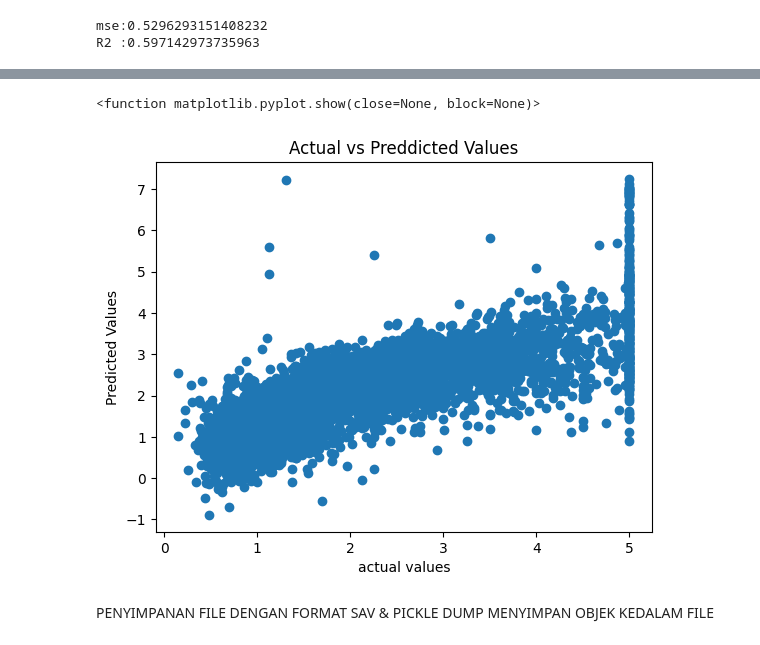
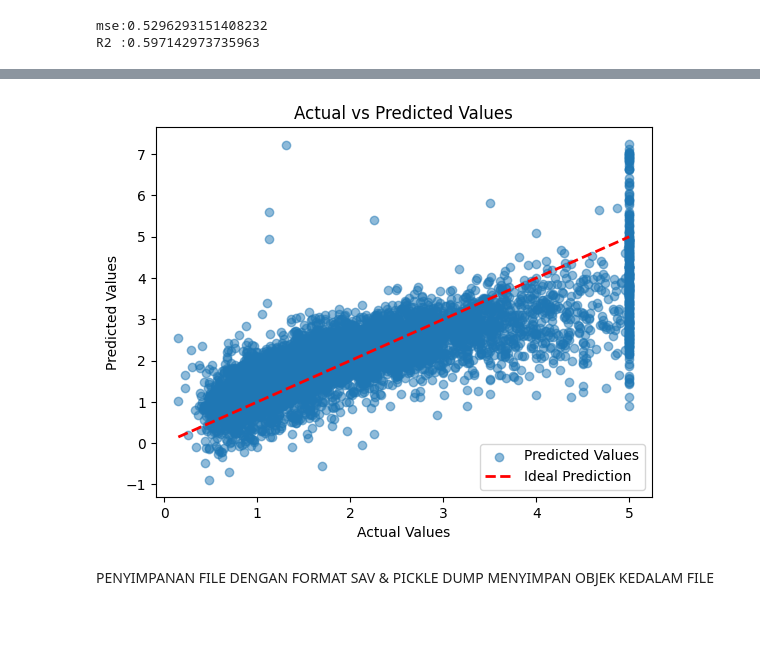
Before and after one commit to MUHAMMADFAWWAZWIYOGA/DIF2130_A_25_2311532019, a Jupyter notebook: Pratikum1/LinearRegression.ipynb, the cells around one changed output, grey strips where cells are left out. Saved outputs shown, nothing was run; the diff lists cells and outputs as text; code cells hidden in the pictures.

```diff
--- a/Pratikum1/LinearRegression.ipynb
+++ b/Pratikum1/LinearRegression.ipynb
@@ -162,12 +207,14 @@ R2 :0.597142973735963
 # %%
-plt.scatter(y_test,y_pred)
-plt.xlabel('actual values')
+import numpy as np
+plt.scatter(y_test, y_pred, label='Predicted Values', alpha=0.5)
+plt.plot([min(y_test), max(y_test)], [min(y_test), max(y_test)], color='red', linestyle='--', linewidth=2, label='Ideal Prediction')
+plt.xlabel('Actual Values')
 plt.ylabel('Predicted Values')
-plt.title('Actual vs Preddicted Values')
-plt.show
+plt.title('Actual vs Predicted Values')
+plt.legend()
+plt.show()
 # %% [output]
-<function matplotlib.pyplot.show(close=None, block=None)>
-[figure, old version]
+[figure, new version]
 # %% [markdown]
 PENYIMPANAN FILE DENGAN FORMAT SAV & PICKLE DUMP MENYIMPAN OBJEK KEDALAM FILE
 # %%
```
Also changed, not shown: parts of 15 cells of this notebook.
